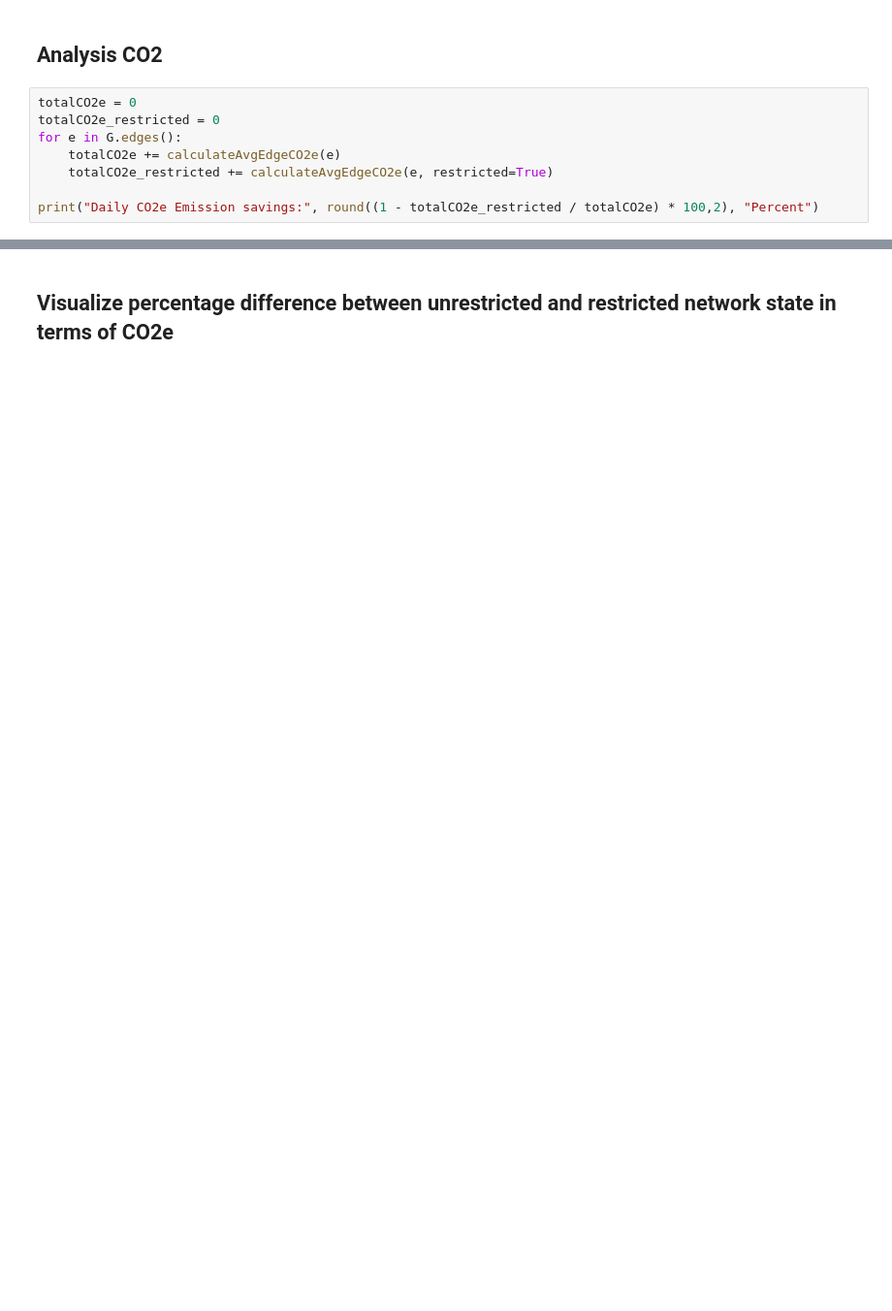
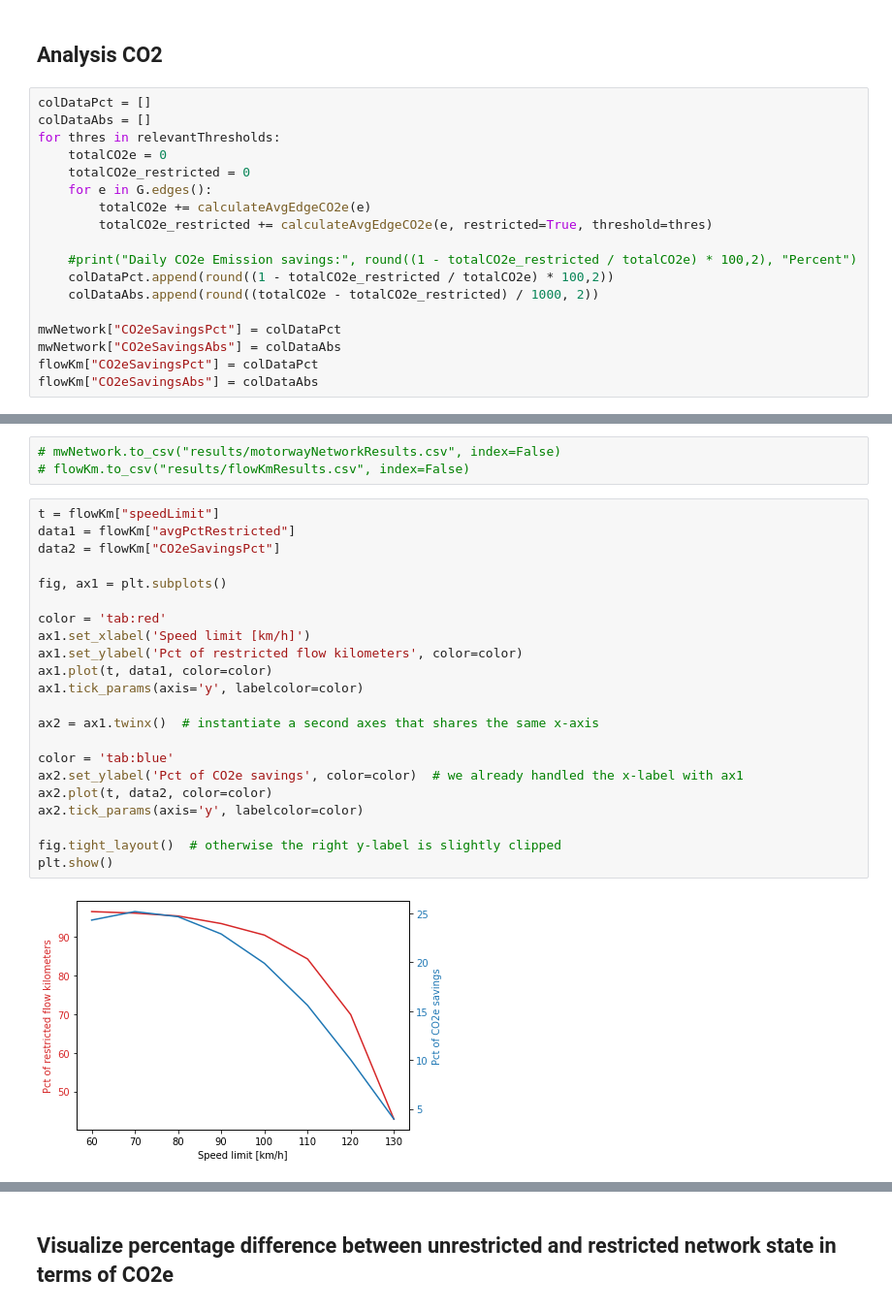
Before and after one commit to jpkunkler/motorway-speedlimit-research, a Jupyter notebook: Bavaria Road Network Analysis.ipynb, the cells around one changed output, grey strips where cells are left out. Shown at 97% size. Drawn from its saved outputs; the diff is of its cells as text; blank space fills up the shorter version.

Commit message:
added visualizations

```diff
--- a/Bavaria Road Network Analysis.ipynb
+++ b/Bavaria Road Network Analysis.ipynb
@@ -1469,10 +1564,20 @@ Percentage of flow kilometers that would be restricted by threshold of 120km/h:
 # %% [markdown]
 ## Analysis CO2
 # %%
-totalCO2e = 0
-totalCO2e_restricted = 0
-for e in G.edges():
-    totalCO2e += calculateAvgEdgeCO2e(e)
-    totalCO2e_restricted += calculateAvgEdgeCO2e(e, restricted=True)
+colDataPct = []
+colDataAbs = []
+for thres in relevantThresholds:
+    totalCO2e = 0
+    totalCO2e_restricted = 0
+    for e in G.edges():
+        totalCO2e += calculateAvgEdgeCO2e(e)
+        totalCO2e_restricted += calculateAvgEdgeCO2e(e, restricted=True, threshold=thres)
 
-print("Daily CO2e Emission savings:", round((1 - totalCO2e_restricted / totalCO2e) * 100,2), "Percent")
+    #print("Daily CO2e Emission savings:", round((1 - totalCO2e_restricted / totalCO2e) * 100,2), "Percent")
+    colDataPct.append(round((1 - totalCO2e_restricted / totalCO2e) * 100,2))
+    colDataAbs.append(round((totalCO2e - totalCO2e_restricted) / 1000, 2))
+
+mwNetwork["CO2eSavingsPct"] = colDataPct
+mwNetwork["CO2eSavingsAbs"] = colDataAbs
+flowKm["CO2eSavingsPct"] = colDataPct
+flowKm["CO2eSavingsAbs"] = colDataAbs
@@ -1484,0 +1608,27 @@ Daily CO2e Emission savings: 2215.71 tonnes
+# %%
+# mwNetwork.to_csv("results/motorwayNetworkResults.csv", index=False)
+# flowKm.to_csv("results/flowKmResults.csv", index=False)
+# %%
+t = flowKm["speedLimit"]
+data1 = flowKm["avgPctRestricted"]
+data2 = flowKm["CO2eSavingsPct"]
+
+fig, ax1 = plt.subplots()
+
+color = 'tab:red'
+ax1.set_xlabel('Speed limit [km/h]')
+ax1.set_ylabel('Pct of restricted flow kilometers', color=color)
+ax1.plot(t, data1, color=color)
+ax1.tick_params(axis='y', labelcolor=color)
+
+ax2 = ax1.twinx()  # instantiate a second axes that shares the same x-axis
+
+color = 'tab:blue'
+ax2.set_ylabel('Pct of CO2e savings', color=color)  # we already handled the x-label with ax1
+ax2.plot(t, data2, color=color)
+ax2.tick_params(axis='y', labelcolor=color)
+
+fig.tight_layout()  # otherwise the right y-label is slightly clipped
+plt.show()
+# %% [output]
+[figure, added]
```
Also changed, not shown: parts of 42 cells of this notebook, 2 other files.
